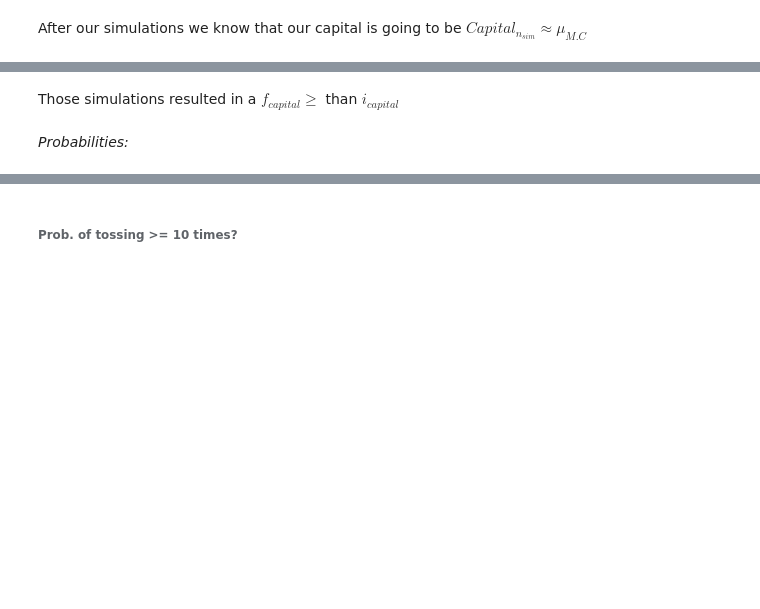
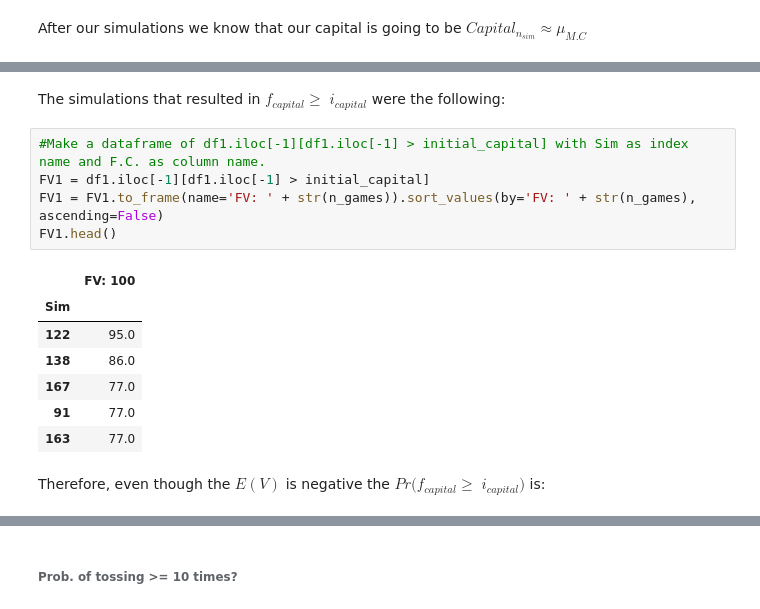
Before and after one commit to EMarquez7/Examen-1, a Jupyter notebook: MC-Simulations.ipynb, the cells around one changed output, grey strips where cells are left out. Drawn from its saved outputs; the diff is of its cells as text; blank space fills up the shorter version.

```diff
--- a/MC-Simulations.ipynb
+++ b/MC-Simulations.ipynb
@@ -126,4 +128,17 @@ vs.MC_plot(df1, E_V1, "Toss No°", "Capital", E_V1.iloc[0][0], E_V1.iloc[-1][0],
 # %% [markdown]
-Those simulations resulted in a $f_{capital} \geq$ than $i_{capital}$
+The simulations that resulted in $f_{capital} \geq$ $i_{capital}$ were the following:
-# %% [markdown]
-*Probabilities:*
+# %%
+#Make a dataframe of df1.iloc[-1][df1.iloc[-1] > initial_capital] with Sim as index name and F.C. as column name.
+FV1 = df1.iloc[-1][df1.iloc[-1] > initial_capital]
+FV1 = FV1.to_frame(name='FV: ' + str(n_games)).sort_values(by='FV: ' + str(n_games), ascending=False)
+FV1.head()
+# %% [output]
+|  | FV: 100 |
+| Sim |  |
+| 122 | 95.0 |
+| 138 | 86.0 |
+| 167 | 77.0 |
+| 91 | 77.0 |
+| 163 | 77.0 |
+# %% [markdown]
+Therefore, even though the $E(V)$ is negative the $Pr(f_{capital} \geq$ $i_{capital})$ is:
```
Also changed, not shown: parts of 14 cells of this notebook.
